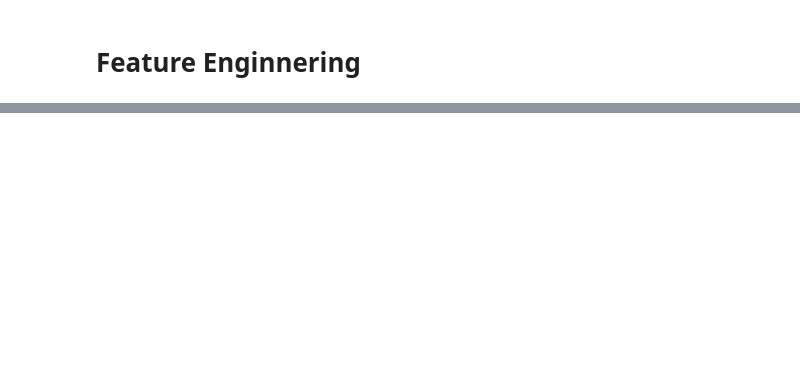
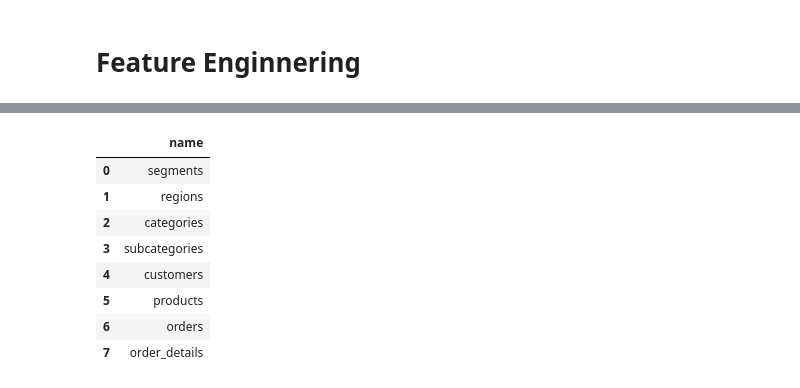
Before and after one commit to rakeshtparayil/super_store_ecommerce, a Jupyter notebook: superstore.ipynb, the cells around one changed output, grey strips where cells are left out. Cells and saved outputs as stored; diff of their text form; code cells hidden in the pictures; blank space fills up the shorter version.

```diff
--- a/superstore.ipynb
+++ b/superstore.ipynb
@@ -549,0 +661,26 @@ print(tabulate(results, headers='keys', tablefmt='psql'))
+# %%
+# sql query to understand each table in the database
+conn = sqlite3.connect('ecommerce_new.db')
+query = """
+SELECT
+    name
+FROM
+    sqlite_master
+WHERE
+    type ='table' AND
+    name NOT LIKE 'sqlite_%';
+"""
+results = pd.read_sql_query(query, conn)
+conn.close()
+
+results
+# %% [output]
+|  | name |
+| 0 | segments |
+| 1 | regions |
+| 2 | categories |
+| 3 | subcategories |
+| 4 | customers |
+| 5 | products |
+| 6 | orders |
+| 7 | order_details |
```
Also changed, not shown: parts of 10 cells of this notebook.
